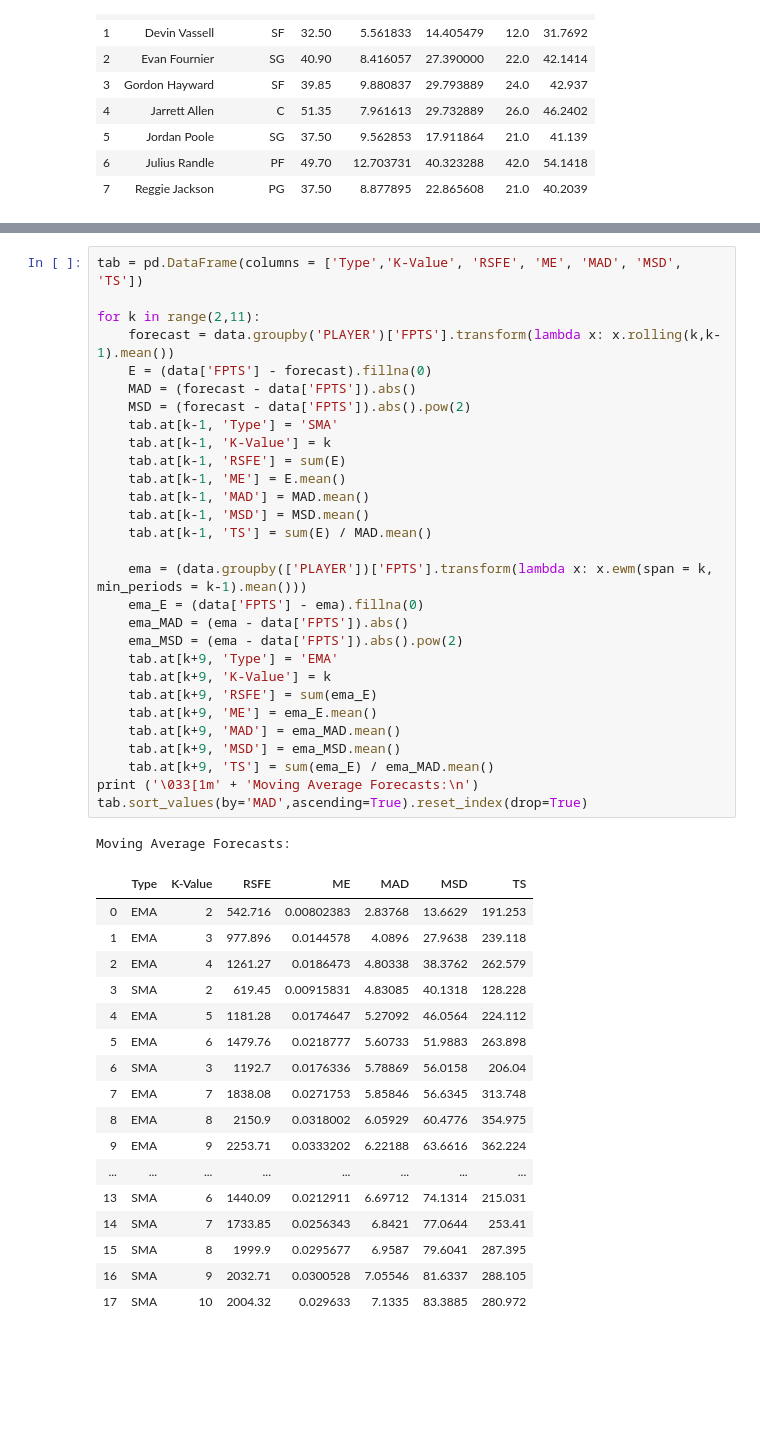
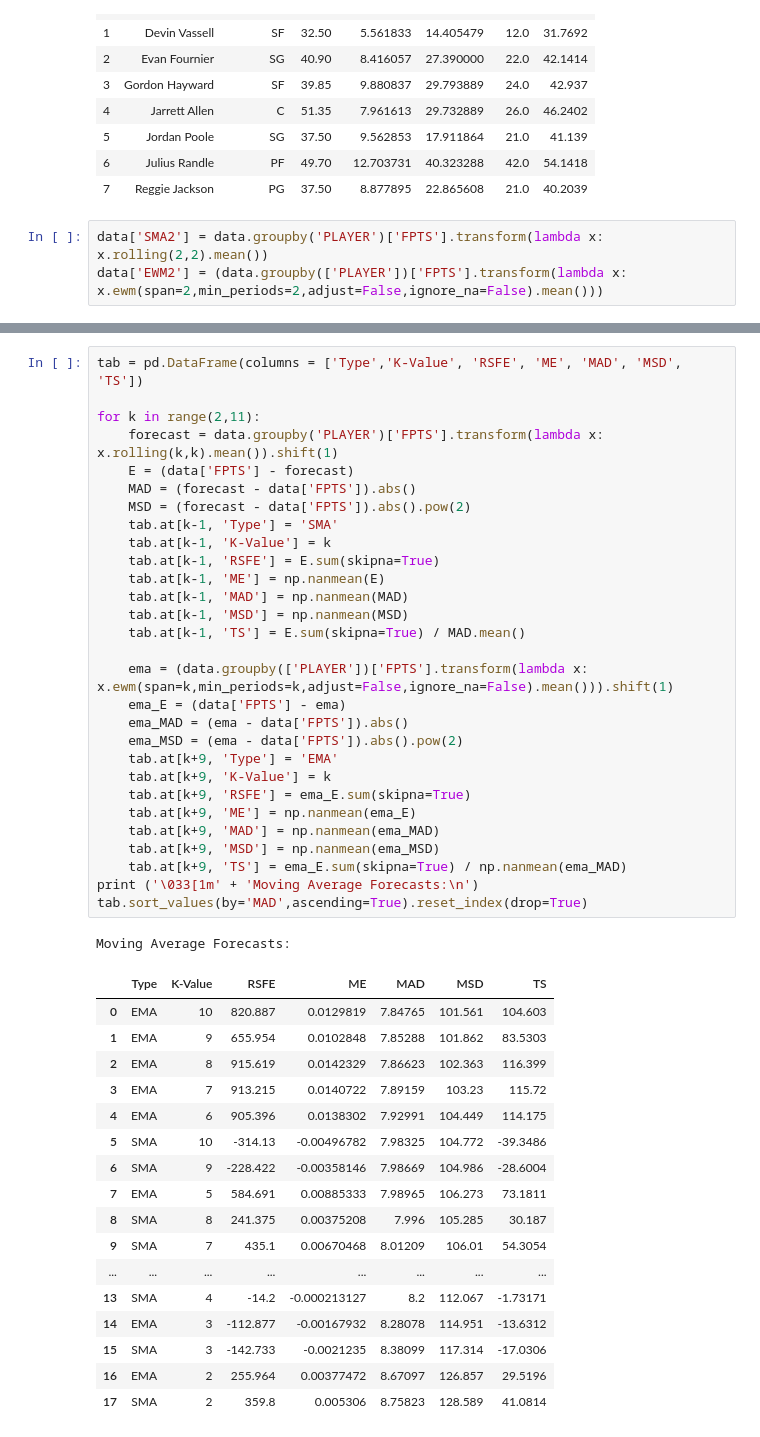
Before and after one commit to ZTFisme/Data-Science-Projects, a Jupyter notebook: NBA Daily Fantasy Analysis/2021_22 NBA DFS Player Analysis.ipynb, the cells around one changed output, grey strips where cells are left out. Saved outputs shown, nothing was run; the diff lists cells and outputs as text; blank space fills up the shorter version.

```diff
--- a/NBA Daily Fantasy Analysis/2021_22 NBA DFS Player Analysis.ipynb
+++ b/NBA Daily Fantasy Analysis/2021_22 NBA DFS Player Analysis.ipynb
@@ -336,3 +415,6 @@ The Projected Total Points are:  350.0650378054799
 | 5 | Jordan Poole | SG | 37.50 | 9.562853 | 17.911864 | 21.0 | 41.139 |
 | 6 | Julius Randle | PF | 49.70 | 12.703731 | 40.323288 | 42.0 | 54.1418 |
 | 7 | Reggie Jackson | PG | 37.50 | 8.877895 | 22.865608 | 21.0 | 40.2039 |
+# %%
+data['SMA2'] = data.groupby('PLAYER')['FPTS'].transform(lambda x: x.rolling(2,2).mean())
+data['EWM2'] = (data.groupby(['PLAYER'])['FPTS'].transform(lambda x: x.ewm(span=2,min_periods=2,adjust=False,ignore_na=False).mean()))
@@ -339,51 +452,51 @@ The Projected Total Points are:  350.0650378054799
 # %%
 tab = pd.DataFrame(columns = ['Type','K-Value', 'RSFE', 'ME', 'MAD', 'MSD', 'TS'])
 
 for k in range(2,11):
-    forecast = data.groupby('PLAYER')['FPTS'].transform(lambda x: x.rolling(k,k-1).mean())
-    E = (data['FPTS'] - forecast).fillna(0)
+    forecast = data.groupby('PLAYER')['FPTS'].transform(lambda x: x.rolling(k,k).mean()).shift(1)
+    E = (data['FPTS'] - forecast)
     MAD = (forecast - data['FPTS']).abs()
     MSD = (forecast - data['FPTS']).abs().pow(2)
     tab.at[k-1, 'Type'] = 'SMA'
     tab.at[k-1, 'K-Value'] = k
-    tab.at[k-1, 'RSFE'] = sum(E)
-    tab.at[k-1, 'ME'] = E.mean()
-    tab.at[k-1, 'MAD'] = MAD.mean()
-    tab.at[k-1, 'MSD'] = MSD.mean()
-    tab.at[k-1, 'TS'] = sum(E) / MAD.mean()
+    tab.at[k-1, 'RSFE'] = E.sum(skipna=True)
+    tab.at[k-1, 'ME'] = np.nanmean(E)
+    tab.at[k-1, 'MAD'] = np.nanmean(MAD)
+    tab.at[k-1, 'MSD'] = np.nanmean(MSD)
+    tab.at[k-1, 'TS'] = E.sum(skipna=True) / MAD.mean()
 
-    ema = (data.groupby(['PLAYER'])['FPTS'].transform(lambda x: x.ewm(span = k, min_periods = k-1).mean()))
-    ema_E = (data['FPTS'] - ema).fillna(0)
+    ema = (data.groupby(['PLAYER'])['FPTS'].transform(lambda x: x.ewm(span=k,min_periods=k,adjust=False,ignore_na=False).mean())).shift(1)
+    ema_E = (data['FPTS'] - ema)
     ema_MAD = (ema - data['FPTS']).abs()
     ema_MSD = (ema - data['FPTS']).abs().pow(2)
     tab.at[k+9, 'Type'] = 'EMA'
     tab.at[k+9, 'K-Value'] = k
-    tab.at[k+9, 'RSFE'] = sum(ema_E)
-    tab.at[k+9, 'ME'] = ema_E.mean()
-    tab.at[k+9, 'MAD'] = ema_MAD.mean()
-    tab.at[k+9, 'MSD'] = ema_MSD.mean()
-    tab.at[k+9, 'TS'] = sum(ema_E) / ema_MAD.mean()
+    tab.at[k+9, 'RSFE'] = ema_E.sum(skipna=True)
+    tab.at[k+9, 'ME'] = np.nanmean(ema_E)
+    tab.at[k+9, 'MAD'] = np.nanmean(ema_MAD)
+    tab.at[k+9, 'MSD'] = np.nanmean(ema_MSD)
+    tab.at[k+9, 'TS'] = ema_E.sum(skipna=True) / np.nanmean(ema_MAD)
 print ('\033[1m' + 'Moving Average Forecasts:\n')
 tab.sort_values(by='MAD',ascending=True).reset_index(drop=True)
 # %% [output]
 Moving Average Forecasts:
 |  | Type | K-Value | RSFE | ME | MAD | MSD | TS |
-| 0 | EMA | 2 | 542.716 | 0.00802383 | 2.83768 | 13.6629 | 191.253 |
-| 1 | EMA | 3 | 977.896 | 0.0144578 | 4.0896 | 27.9638 | 239.118 |
-| 2 | EMA | 4 | 1261.27 | 0.0186473 | 4.80338 | 38.3762 | 262.579 |
-| 3 | SMA | 2 | 619.45 | 0.00915831 | 4.83085 | 40.1318 | 128.228 |
-| 4 | EMA | 5 | 1181.28 | 0.0174647 | 5.27092 | 46.0564 | 224.112 |
-| 5 | EMA | 6 | 1479.76 | 0.0218777 | 5.60733 | 51.9883 | 263.898 |
-| 6 | SMA | 3 | 1192.7 | 0.0176336 | 5.78869 | 56.0158 | 206.04 |
-| 7 | EMA | 7 | 1838.08 | 0.0271753 | 5.85846 | 56.6345 | 313.748 |
-| 8 | EMA | 8 | 2150.9 | 0.0318002 | 6.05929 | 60.4776 | 354.975 |
-| 9 | EMA | 9 | 2253.71 | 0.0333202 | 6.22188 | 63.6616 | 362.224 |
+| 0 | EMA | 10 | 820.887 | 0.0129819 | 7.84765 | 101.561 | 104.603 |
+| 1 | EMA | 9 | 655.954 | 0.0102848 | 7.85288 | 101.862 | 83.5303 |
+| 2 | EMA | 8 | 915.619 | 0.0142329 | 7.86623 | 102.363 | 116.399 |
+| 3 | EMA | 7 | 913.215 | 0.0140722 | 7.89159 | 103.23 | 115.72 |
+| 4 | EMA | 6 | 905.396 | 0.0138302 | 7.92991 | 104.449 | 114.175 |
+| 5 | SMA | 10 | -314.13 | -0.00496782 | 7.98325 | 104.772 | -39.3486 |
+| 6 | SMA | 9 | -228.422 | -0.00358146 | 7.98669 | 104.986 | -28.6004 |
+| 7 | EMA | 5 | 584.691 | 0.00885333 | 7.98965 | 106.273 | 73.1811 |
+| 8 | SMA | 8 | 241.375 | 0.00375208 | 7.996 | 105.285 | 30.187 |
+| 9 | SMA | 7 | 435.1 | 0.00670468 | 8.01209 | 106.01 | 54.3054 |
 | ... | ... | ... | ... | ... | ... | ... | ... |
-| 13 | SMA | 6 | 1440.09 | 0.0212911 | 6.69712 | 74.1314 | 215.031 |
-| 14 | SMA | 7 | 1733.85 | 0.0256343 | 6.8421 | 77.0644 | 253.41 |
-| 15 | SMA | 8 | 1999.9 | 0.0295677 | 6.9587 | 79.6041 | 287.395 |
-| 16 | SMA | 9 | 2032.71 | 0.0300528 | 7.05546 | 81.6337 | 288.105 |
-| 17 | SMA | 10 | 2004.32 | 0.029633 | 7.1335 | 83.3885 | 280.972 |
+| 13 | SMA | 4 | -14.2 | -0.000213127 | 8.2 | 112.067 | -1.73171 |
+| 14 | EMA | 3 | -112.877 | -0.00167932 | 8.28078 | 114.951 | -13.6312 |
+| 15 | SMA | 3 | -142.733 | -0.0021235 | 8.38099 | 117.314 | -17.0306 |
+| 16 | EMA | 2 | 255.964 | 0.00377472 | 8.67097 | 126.857 | 29.5196 |
+| 17 | SMA | 2 | 359.8 | 0.005306 | 8.75823 | 128.589 | 41.0814 |
 # %%
 tab = pd.DataFrame(columns = ['Type','K-Value', 'RSFE', 'ME', 'MAD', 'MSD', 'TS'])
 
```
Also changed, not shown: parts of 9 cells of this notebook.
